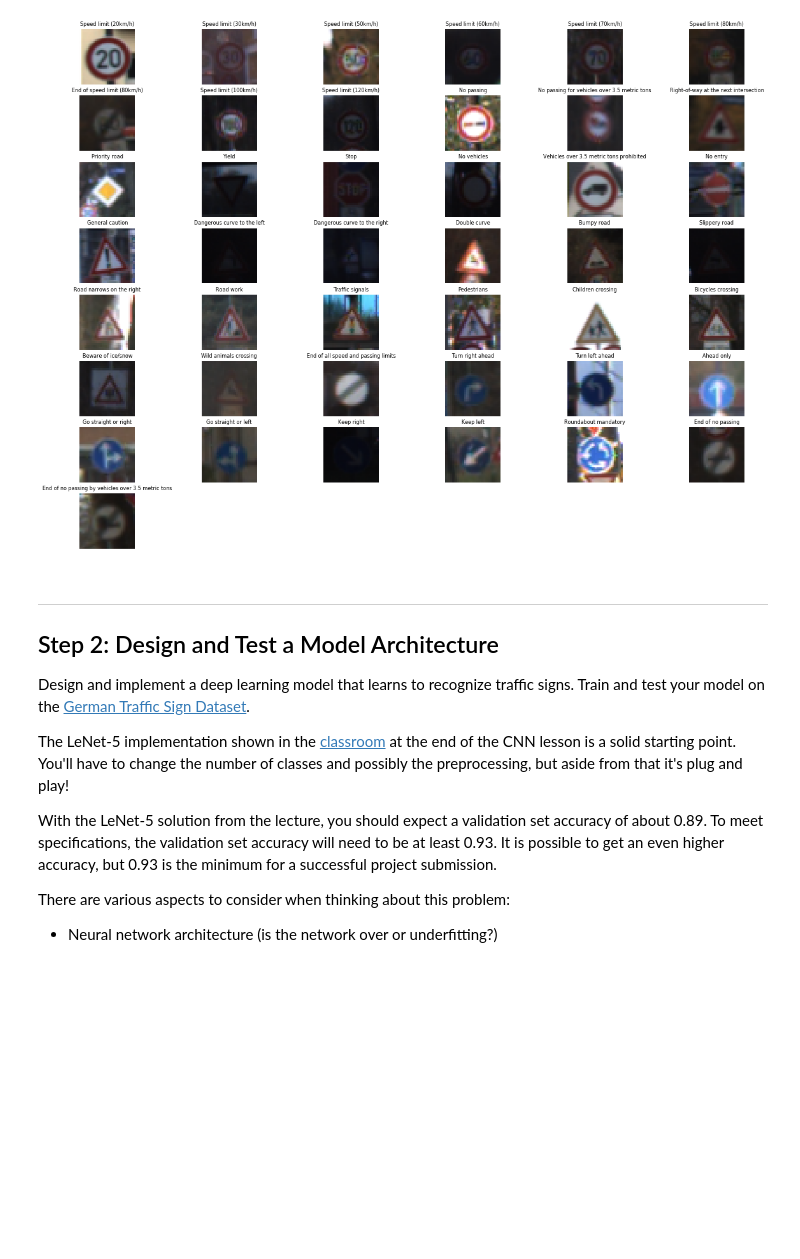
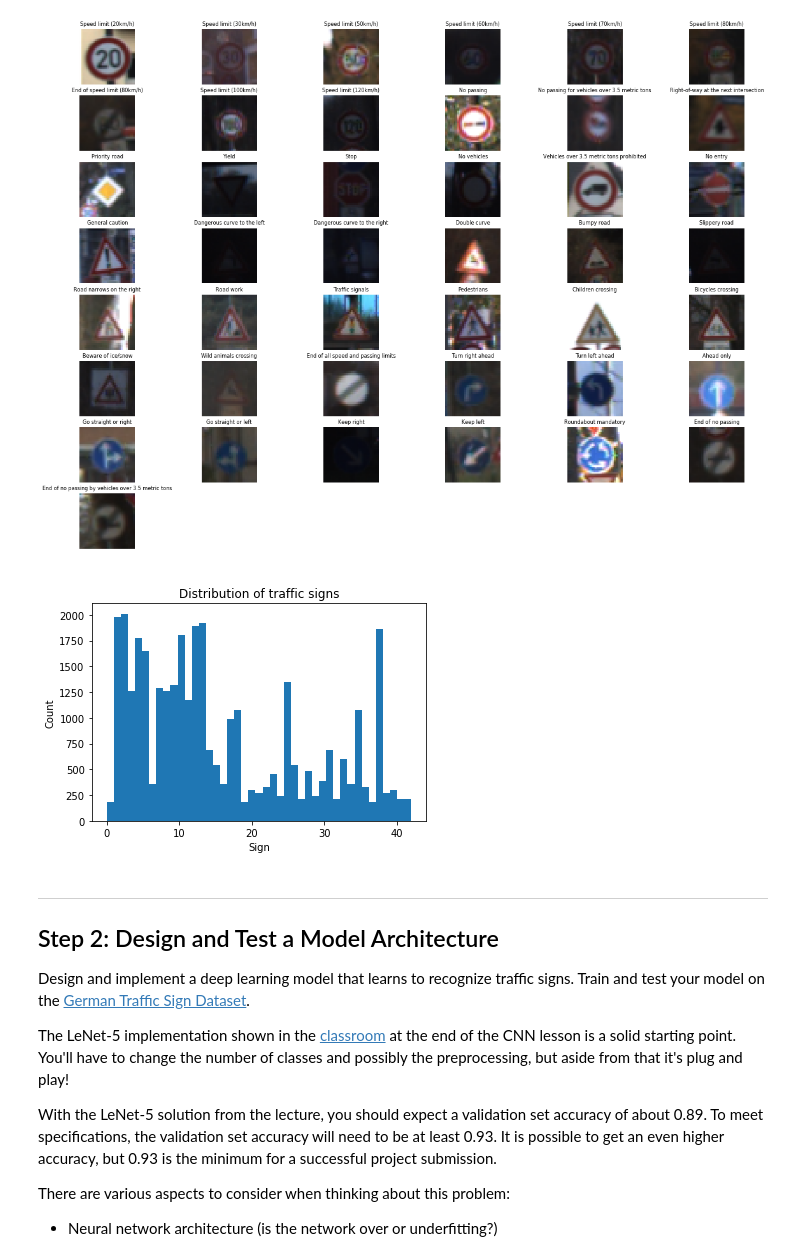
Before and after one commit to baocongchen/CarND-Traffic-Sign-Classifier-P2, a Jupyter notebook: Traffic_Sign_Classifier.ipynb, the cells around one changed output. Cells and saved outputs as stored; diff of their text form; code cells hidden in the pictures; blank space fills up the shorter version.

```diff
--- a/Traffic_Sign_Classifier.ipynb
+++ b/Traffic_Sign_Classifier.ipynb
@@ -115,6 +115,14 @@ for i in range(1,n_classes+1):
 plt.show()
 # %% [output]
 [figure]
+# %%
+plt.hist(y_train, bins=n_classes)
+plt.title('Distribution of traffic signs')
+plt.xlabel('Sign')
+plt.ylabel('Count')
+plt.show()
+# %% [output]
+[figure, added]
 # %% [markdown]
 ----
 
```
Also changed, not shown: parts of 22 cells of this notebook.
